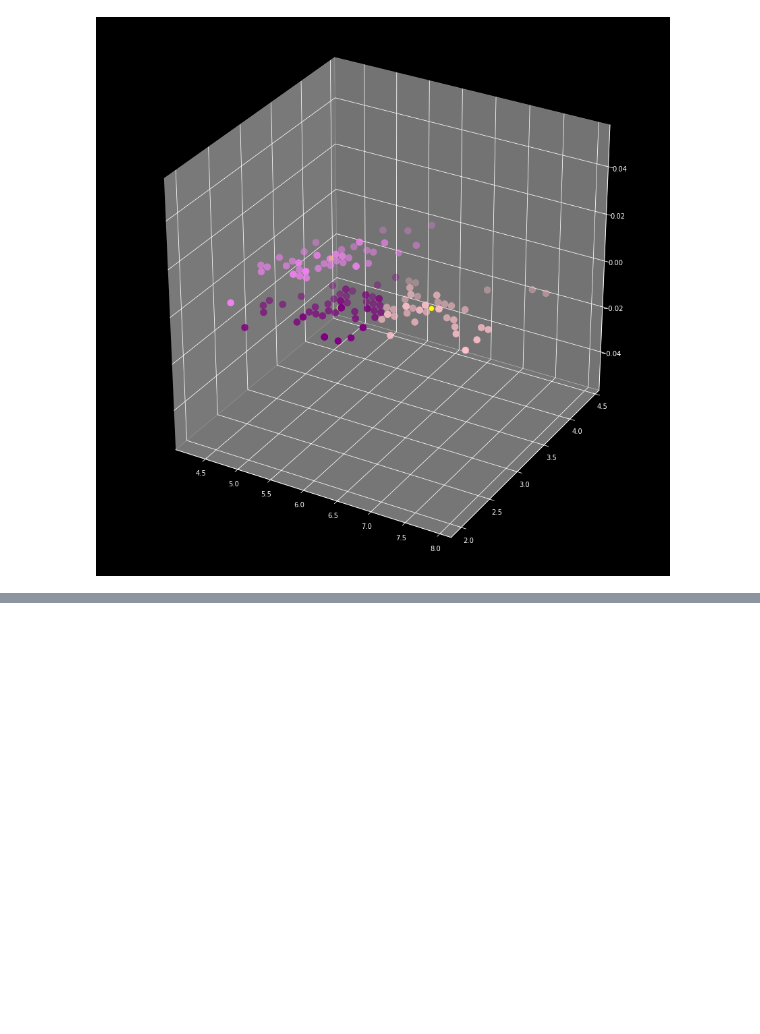
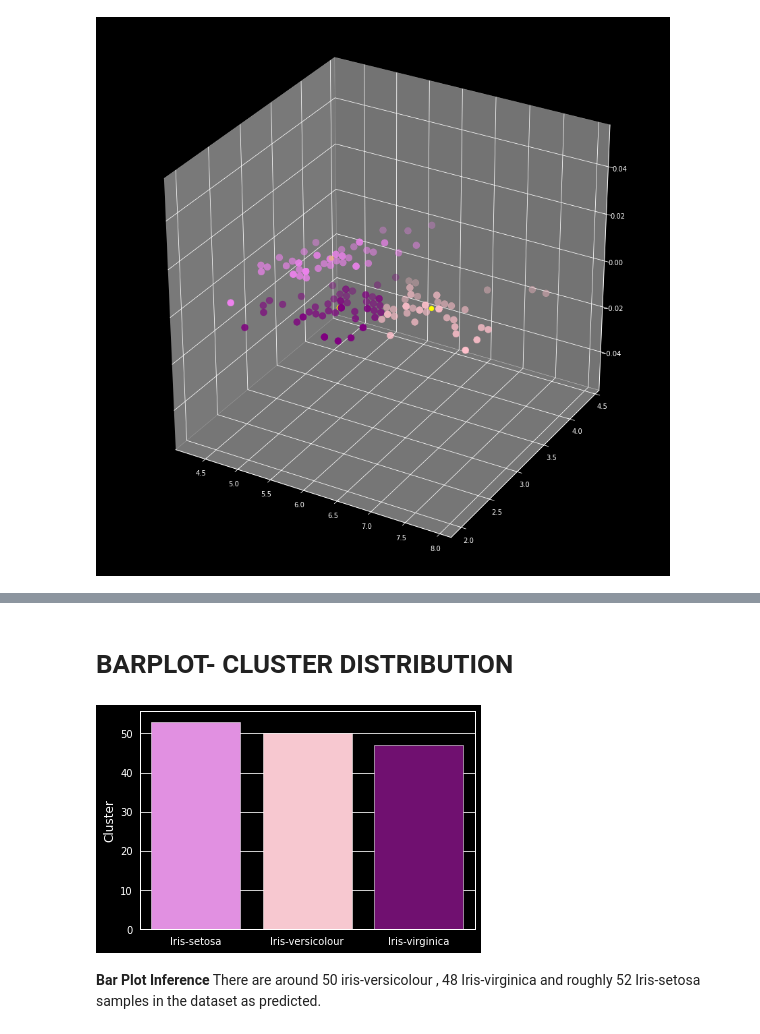
Before and after one commit to ananya-jaikumar/TSF-DataScience-and-Business-Analytis-Internship-Tasks, a Jupyter notebook: Prediction_using_unsupervised_ML.ipynb, the cells around one changed output, grey strips where cells are left out. Drawn from its saved outputs; the diff is of its cells as text; code cells hidden in the pictures; blank space fills up the shorter version.

```diff
--- a/Prediction_using_unsupervised_ML.ipynb
+++ b/Prediction_using_unsupervised_ML.ipynb
@@ -115,0 +117,7 @@ plt.show()
+# %%
+#considering 0 Corresponds to 'Iris-setosa'
+#1 to 'Iris-versicolour'
+#2 to 'Iris-virginica'
+number_of_clusters = np.where(number_of_clusters==0, 'Iris-setosa', number_of_clusters)
+number_of_clusters = np.where(number_of_clusters=='1', 'Iris-versicolour', number_of_clusters)
+number_of_clusters = np.where(number_of_clusters=='2', 'Iris-virginica', number_of_clusters)
@@ -115,0 +126,4 @@ plt.show()
+# %%
+data_with_clusters = iris_df.copy()
+data_with_clusters["Cluster"] = number_of_clusters
+print(data_with_clusters.head(5))
@@ -115,0 +140,14 @@ plt.show()
+# %% [markdown]
+# **BARPLOT- CLUSTER DISTRIBUTION**
+# %%
+# Bar plot
+sns.set_style('darkgrid')
+style.use('dark_background')
+sns.barplot(x = data_with_clusters["Cluster"] .unique(),
+            y = data_with_clusters["Cluster"] .value_counts(),
+            palette=sns.color_palette(["violet", "pink", "purple"]));
+# %% [output]
+[figure, added]
+# %% [markdown]
+**Bar Plot Inference**
+There are around 50 iris-versicolour , 48 Iris-virginica and roughly 52 Iris-setosa samples in the dataset as predicted.
```
Also changed, not shown: parts of 5 cells of this notebook.
